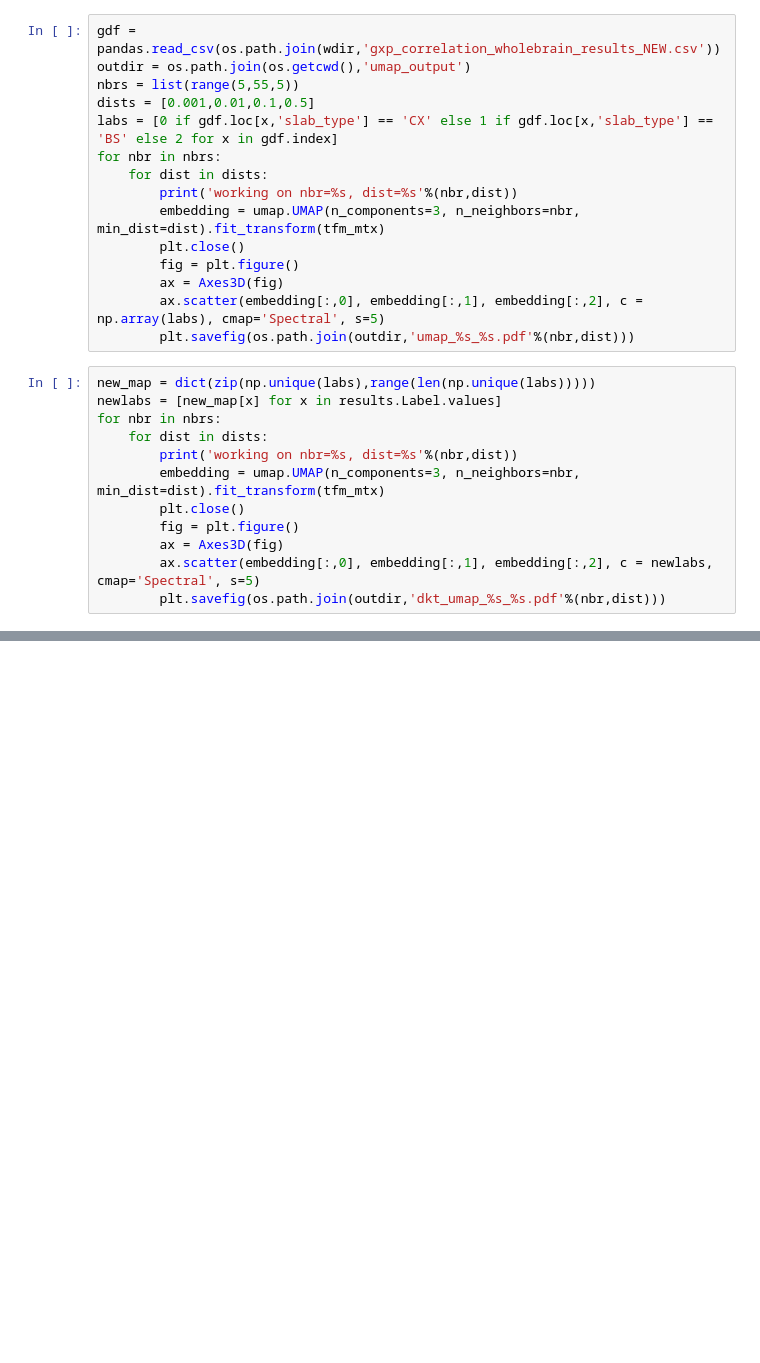
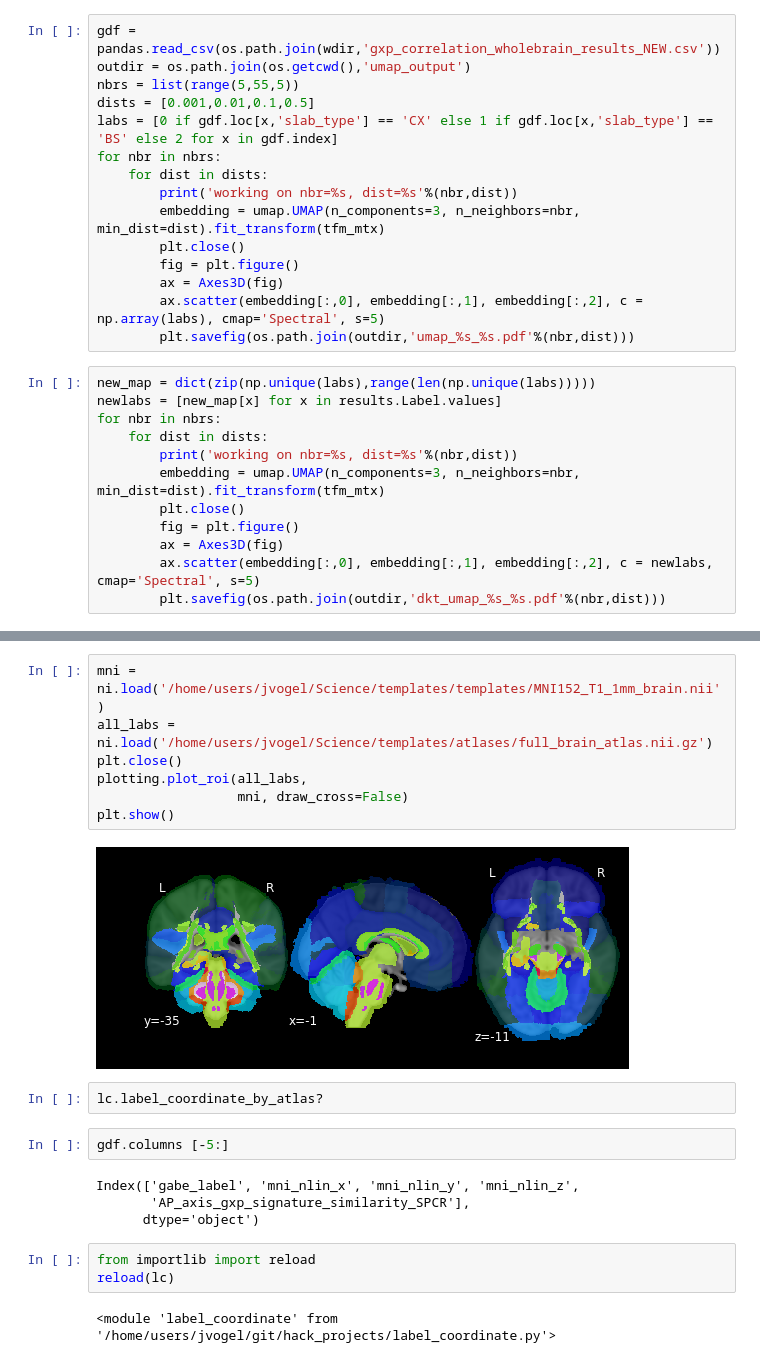
Before and after one commit to illdopejake/hack_projects, a Jupyter notebook: UMAP_AHBA_code.ipynb, the cells around one changed output, grey strips where cells are left out. Drawn from its saved outputs; the diff is of its cells as text; blank space fills up the shorter version.

```diff
--- a/UMAP_AHBA_code.ipynb
+++ b/UMAP_AHBA_code.ipynb
@@ -51,0 +127,22 @@ for nbr in nbrs:
+# %%
+mni = ni.load('/home/users/jvogel/Science/templates/templates/MNI152_T1_1mm_brain.nii')
+all_labs = ni.load('/home/users/jvogel/Science/templates/atlases/full_brain_atlas.nii.gz')
+plt.close()
+plotting.plot_roi(all_labs,
+                  mni, draw_cross=False)
+plt.show()
+# %% [output]
+[figure, added]
+# %%
+lc.label_coordinate_by_atlas?
+# %%
+gdf.columns [-5:]
+# %% [output]
+Index(['gabe_label', 'mni_nlin_x', 'mni_nlin_y', 'mni_nlin_z',
+       'AP_axis_gxp_signature_similarity_SPCR'],
+      dtype='object')
+# %%
+from importlib import reload
+reload(lc)
+# %% [output]
+<module 'label_coordinate' from '/home/users/jvogel/git/hack_projects/label_coordinate.py'>
```
Also changed, not shown: parts of 32 cells of this notebook, 1 other file.
